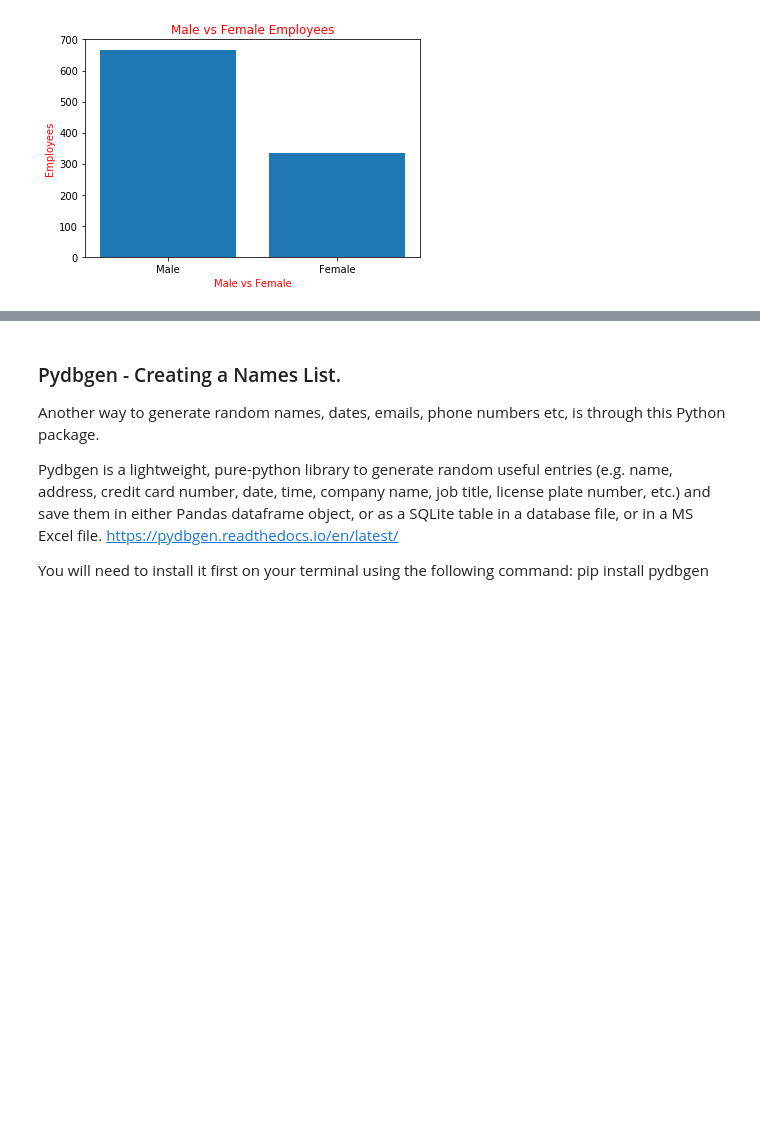
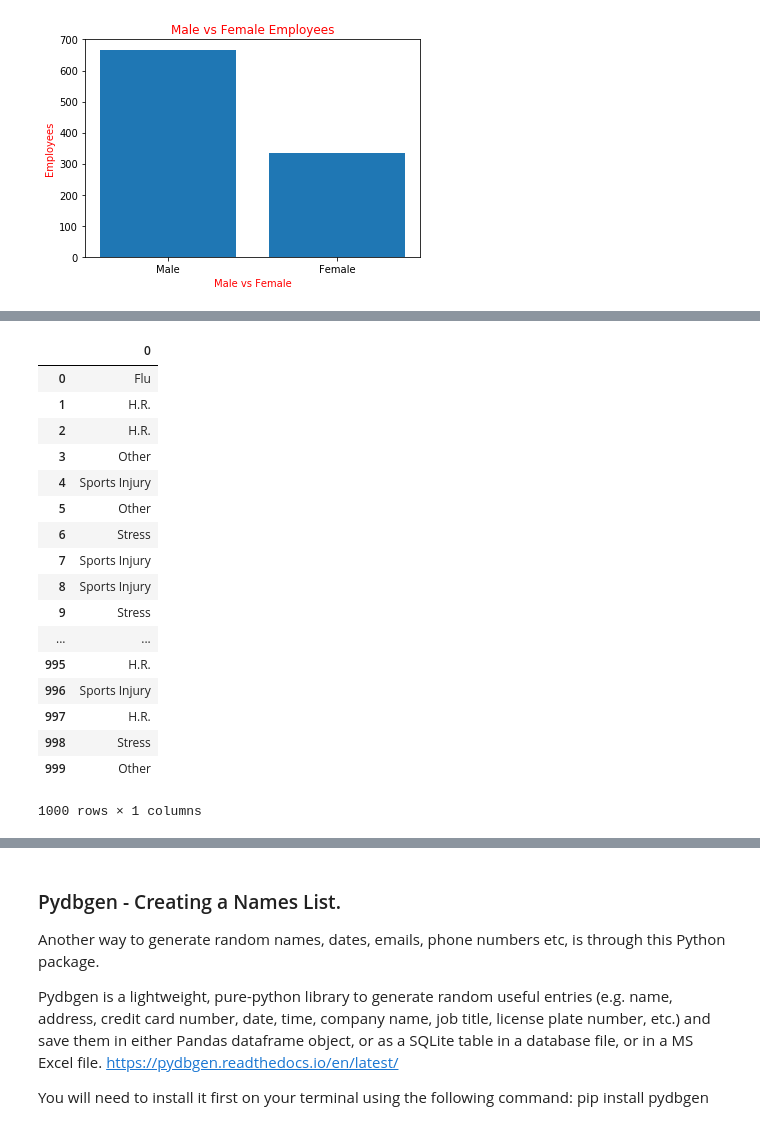
Before and after one commit to daithimarkham/Programming-for-Data-Analysis-Project-2019, a Jupyter notebook: Programming for Data Analysis Project 2019.ipynb, the cells around one changed output, grey strips where cells are left out. Drawn from its saved outputs; the diff is of its cells as text; code cells hidden in the pictures; blank space fills up the shorter version.

```diff
--- a/Programming for Data Analysis Project 2019.ipynb
+++ b/Programming for Data Analysis Project 2019.ipynb
@@ -337,8 +429,27 @@ We can see here how personal needs and personal illness is on the rise, stress,
 ![Title](Images/Reasons.jpg)Source (Work Savvy, 2007)
 # %%
 Reason = (["Flu", "Bug/Illness", "Sports Injury", "Stress", "H.R.", "Other"])
-df5 = pd.DataFrame(np.random.choice(Reason, 100)) # From df5 generate 100 values for Reason list.
+df5 = pd.DataFrame(np.random.choice(Reason, 1000)) # From df5 generate 1000 values for Reason list.
 df5 # Displays the df.
+# %% [output]
+|  | 0 |
+| 0 | Flu |
+| 1 | H.R. |
+| 2 | H.R. |
+| 3 | Other |
+| 4 | Sports Injury |
+| 5 | Other |
+| 6 | Stress |
+| 7 | Sports Injury |
+| 8 | Sports Injury |
+| 9 | Stress |
+| ... | ... |
+| 995 | H.R. |
+| 996 | Sports Injury |
+| 997 | H.R. |
+| 998 | Stress |
+| 999 | Other |
+1000 rows × 1 columns
 # %% [markdown]
 ### 2.6 Overall Attendance record.
 
```
Also changed, not shown: parts of 31 cells of this notebook.
